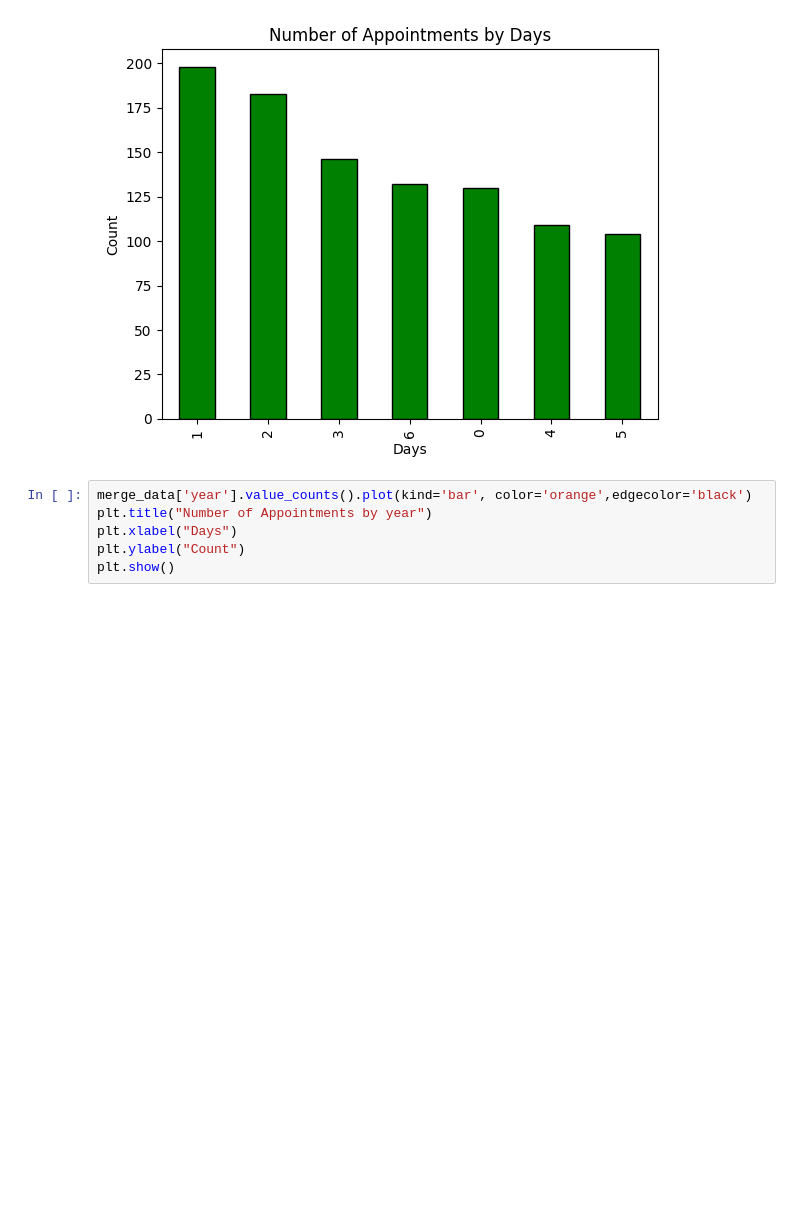
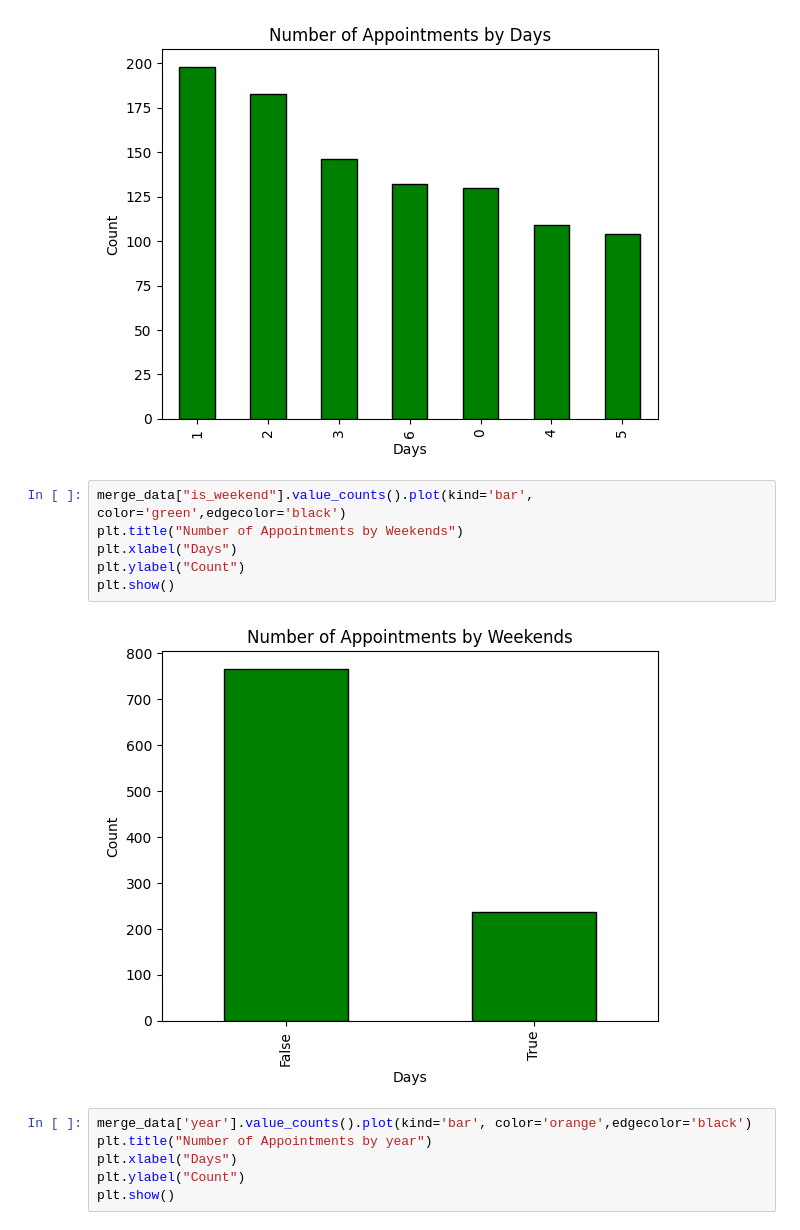
Before and after one commit to Jayaprathap-Data-Science/Analysis-Using-MY-SQL, a Jupyter notebook: healhcare-project-analysis.ipynb, the cells around one changed output. Cells and saved outputs as stored; diff of their text form; blank space fills up the shorter version.

```diff
--- a/healhcare-project-analysis.ipynb
+++ b/healhcare-project-analysis.ipynb
@@ -335,6 +335,14 @@ plt.ylabel("Count")
 plt.show()
 # %% [output]
 [figure]
+# %%
+merge_data["is_weekend"].value_counts().plot(kind='bar', color='green',edgecolor='black')
+plt.title("Number of Appointments by Weekends")
+plt.xlabel("Days")
+plt.ylabel("Count")
+plt.show()
+# %% [output]
+[figure, added]
 # %%
 merge_data['year'].value_counts().plot(kind='bar', color='orange',edgecolor='black')
 plt.title("Number of Appointments by year")
```
